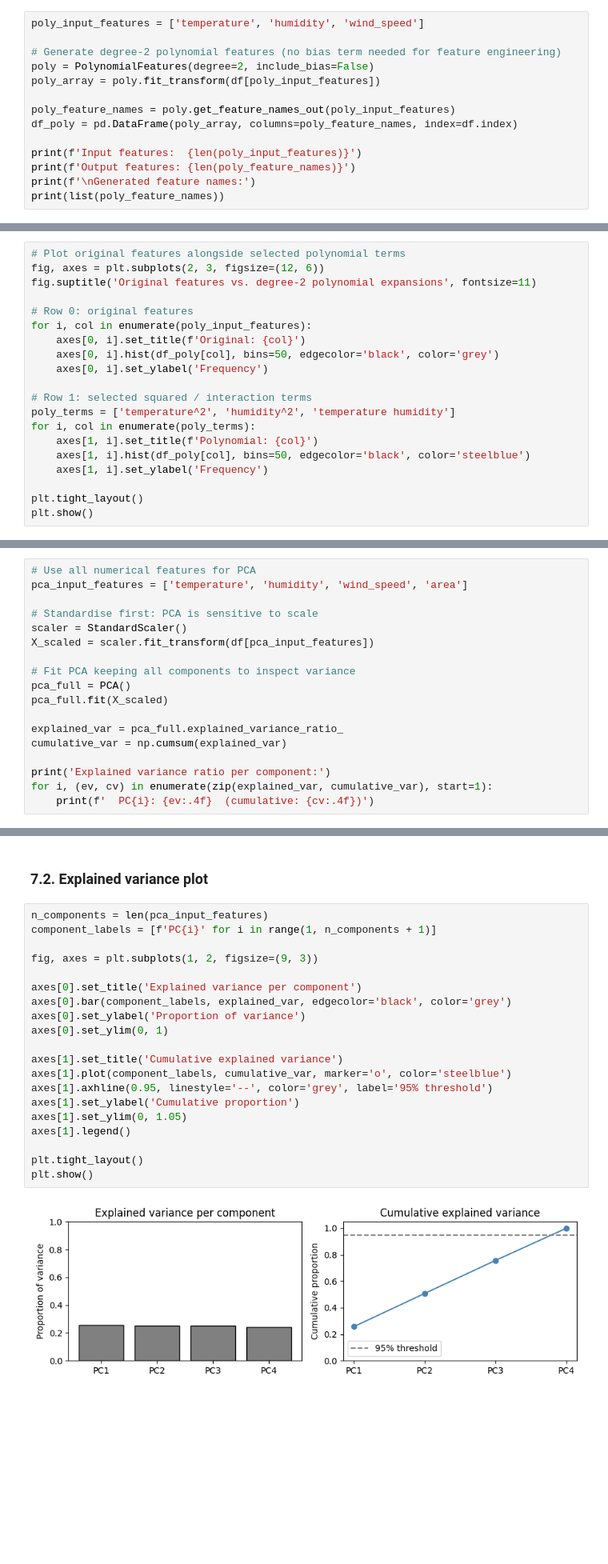
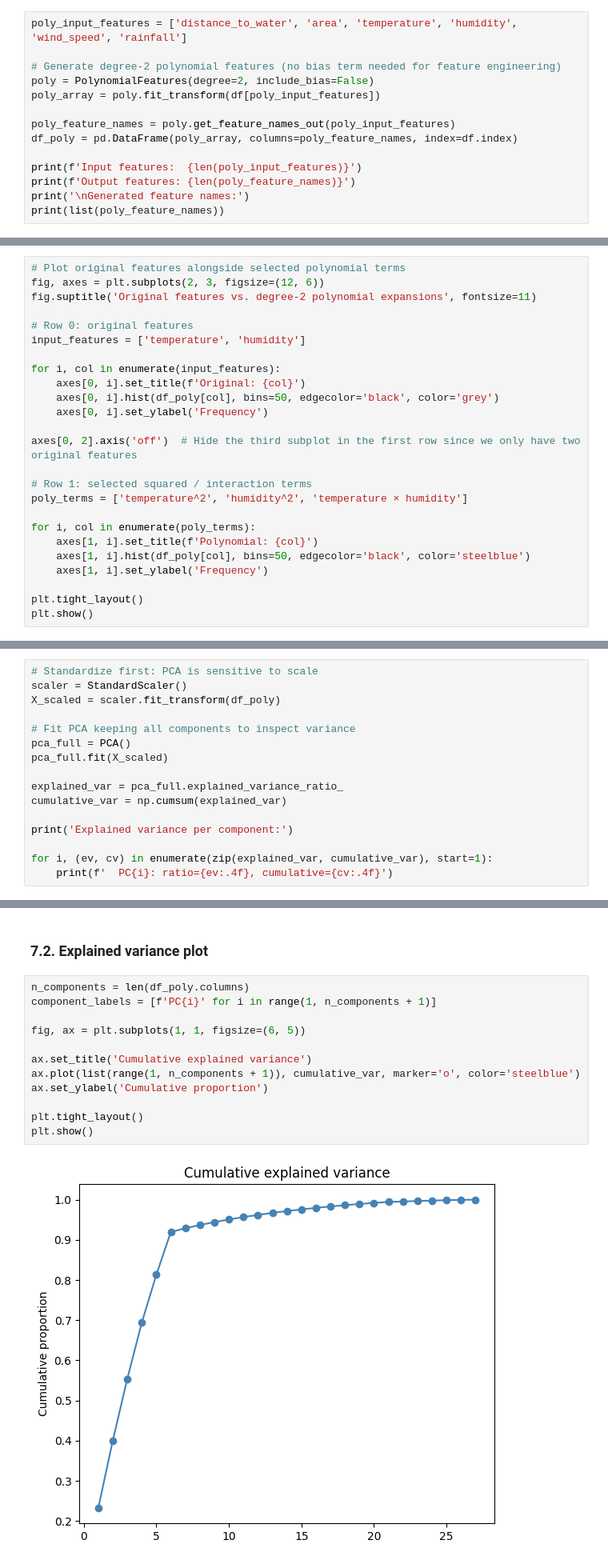
Before and after one commit to gperdrizet/fullstack-2605, a Jupyter notebook: unit-2/lesson-16/lesson-16-demo.ipynb, the cells around one changed output, grey strips where cells are left out. Shown at 80% size. Drawn from its saved outputs; the diff is of its cells as text; blank space fills up the shorter version.

```diff
--- a/unit-2/lesson-16/lesson-16-demo.ipynb
+++ b/unit-2/lesson-16/lesson-16-demo.ipynb
@@ -498,7 +568,7 @@ plt.show()
 
 ### 6.1. Generating degree-2 features
 # %%
-poly_input_features = ['temperature', 'humidity', 'wind_speed']
+poly_input_features = ['distance_to_water', 'area', 'temperature', 'humidity', 'wind_speed', 'rainfall']
 
 # Generate degree-2 polynomial features (no bias term needed for feature engineering)
 poly = PolynomialFeatures(degree=2, include_bias=False)
@@ -509,6 +579,6 @@ df_poly = pd.DataFrame(poly_array, columns=poly_feature_names, index=df.index)
 
 print(f'Input features:  {len(poly_input_features)}')
 print(f'Output features: {len(poly_feature_names)}')
-print(f'\nGenerated feature names:')
+print('\nGenerated feature names:')
 print(list(poly_feature_names))
 # %% [output]
@@ -525,13 +595,18 @@ fig, axes = plt.subplots(2, 3, figsize=(12, 6))
 fig.suptitle('Original features vs. degree-2 polynomial expansions', fontsize=11)
 
 # Row 0: original features
-for i, col in enumerate(poly_input_features):
+input_features = ['temperature', 'humidity']
+
+for i, col in enumerate(input_features):
     axes[0, i].set_title(f'Original: {col}')
     axes[0, i].hist(df_poly[col], bins=50, edgecolor='black', color='grey')
     axes[0, i].set_ylabel('Frequency')
 
+axes[0, 2].axis('off')  # Hide the third subplot in the first row since we only have two original features
+
 # Row 1: selected squared / interaction terms
-poly_terms = ['temperature^2', 'humidity^2', 'temperature humidity']
+poly_terms = ['temperature^2', 'humidity^2', 'temperature × humidity']
+
 for i, col in enumerate(poly_terms):
     axes[1, i].set_title(f'Polynomial: {col}')
     axes[1, i].hist(df_poly[col], bins=50, edgecolor='black', color='steelblue')
@@ -548,12 +623,9 @@ PCA finds the directions of maximum variance in the feature space (principal com
 
 ### 7.1. Fitting PCA
 # %%
-# Use all numerical features for PCA
-pca_input_features = ['temperature', 'humidity', 'wind_speed', 'area']
-
-# Standardise first: PCA is sensitive to scale
+# Standardize first: PCA is sensitive to scale
 scaler = StandardScaler()
-X_scaled = scaler.fit_transform(df[pca_input_features])
+X_scaled = scaler.fit_transform(df_poly)
 
 # Fit PCA keeping all components to inspect variance
 pca_full = PCA()
@@ -562,7 +634,8 @@ pca_full.fit(X_scaled)
 explained_var = pca_full.explained_variance_ratio_
 cumulative_var = np.cumsum(explained_var)
 
-print('Explained variance ratio per component:')
+print('Explained variance per component:')
+
 for i, (ev, cv) in enumerate(zip(explained_var, cumulative_var), start=1):
-    print(f'  PC{i}: {ev:.4f}  (cumulative: {cv:.4f})')
+    print(f'  PC{i}: ratio={ev:.4f}, cumulative={cv:.4f}')
 # %% [output]
@@ -574,24 +659,16 @@ Explained variance ratio per component:
 # %% [markdown]
 ### 7.2. Explained variance plot
 # %%
-n_components = len(pca_input_features)
+n_components = len(df_poly.columns)
 component_labels = [f'PC{i}' for i in range(1, n_components + 1)]
 
-fig, axes = plt.subplots(1, 2, figsize=(9, 3))
+fig, ax = plt.subplots(1, 1, figsize=(6, 5))
 
-axes[0].set_title('Explained variance per component')
-axes[0].bar(component_labels, explained_var, edgecolor='black', color='grey')
-axes[0].set_ylabel('Proportion of variance')
-axes[0].set_ylim(0, 1)
-
-axes[1].set_title('Cumulative explained variance')
-axes[1].plot(component_labels, cumulative_var, marker='o', color='steelblue')
-axes[1].axhline(0.95, linestyle='--', color='grey', label='95% threshold')
-axes[1].set_ylabel('Cumulative proportion')
-axes[1].set_ylim(0, 1.05)
-axes[1].legend()
+ax.set_title('Cumulative explained variance')
+ax.plot(list(range(1, n_components + 1)), cumulative_var, marker='o', color='steelblue')
+ax.set_ylabel('Cumulative proportion')
 
 plt.tight_layout()
 plt.show()
 # %% [output]
-[figure, old version]
+[figure, new version]
```
Also changed, not shown: parts of 22 cells of this notebook.
